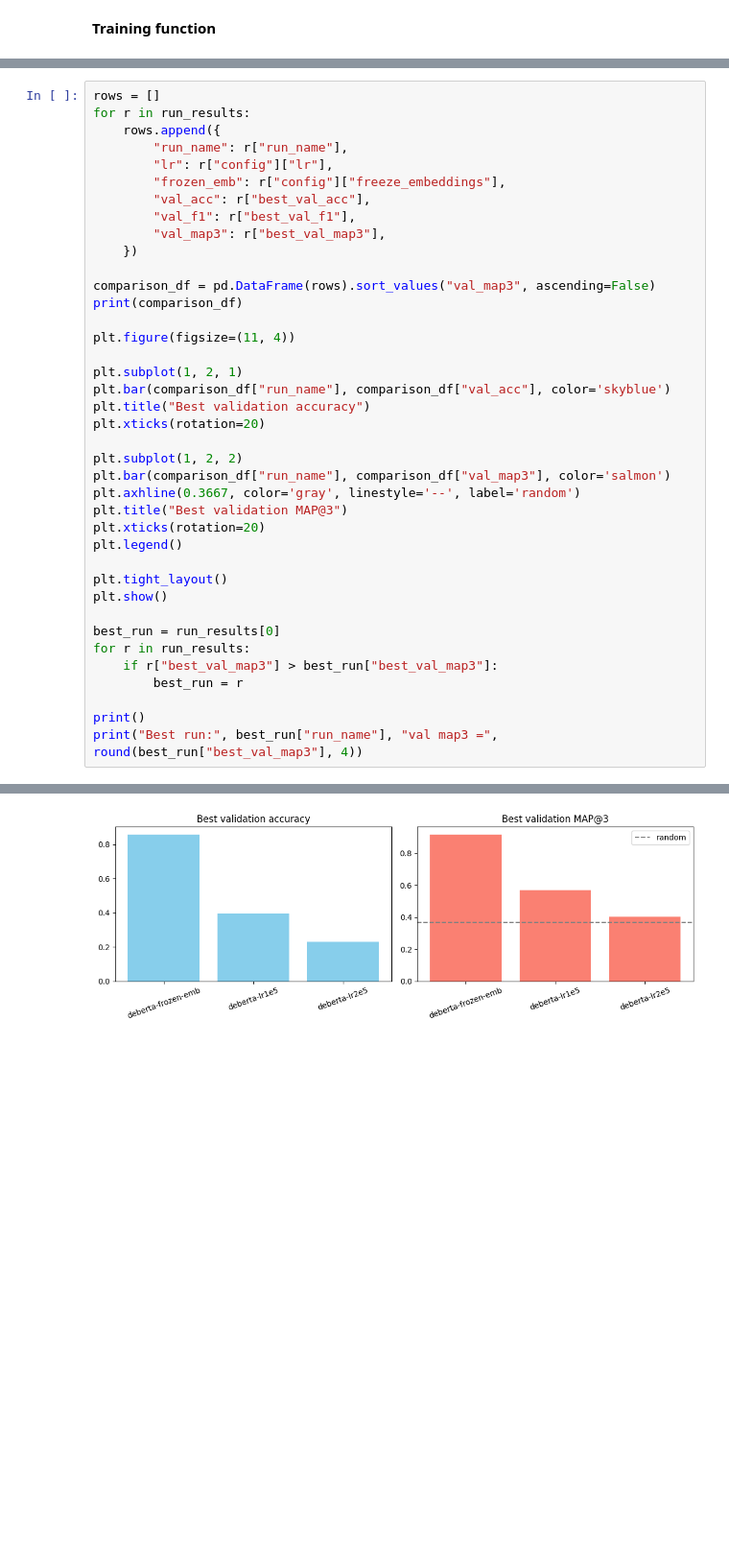
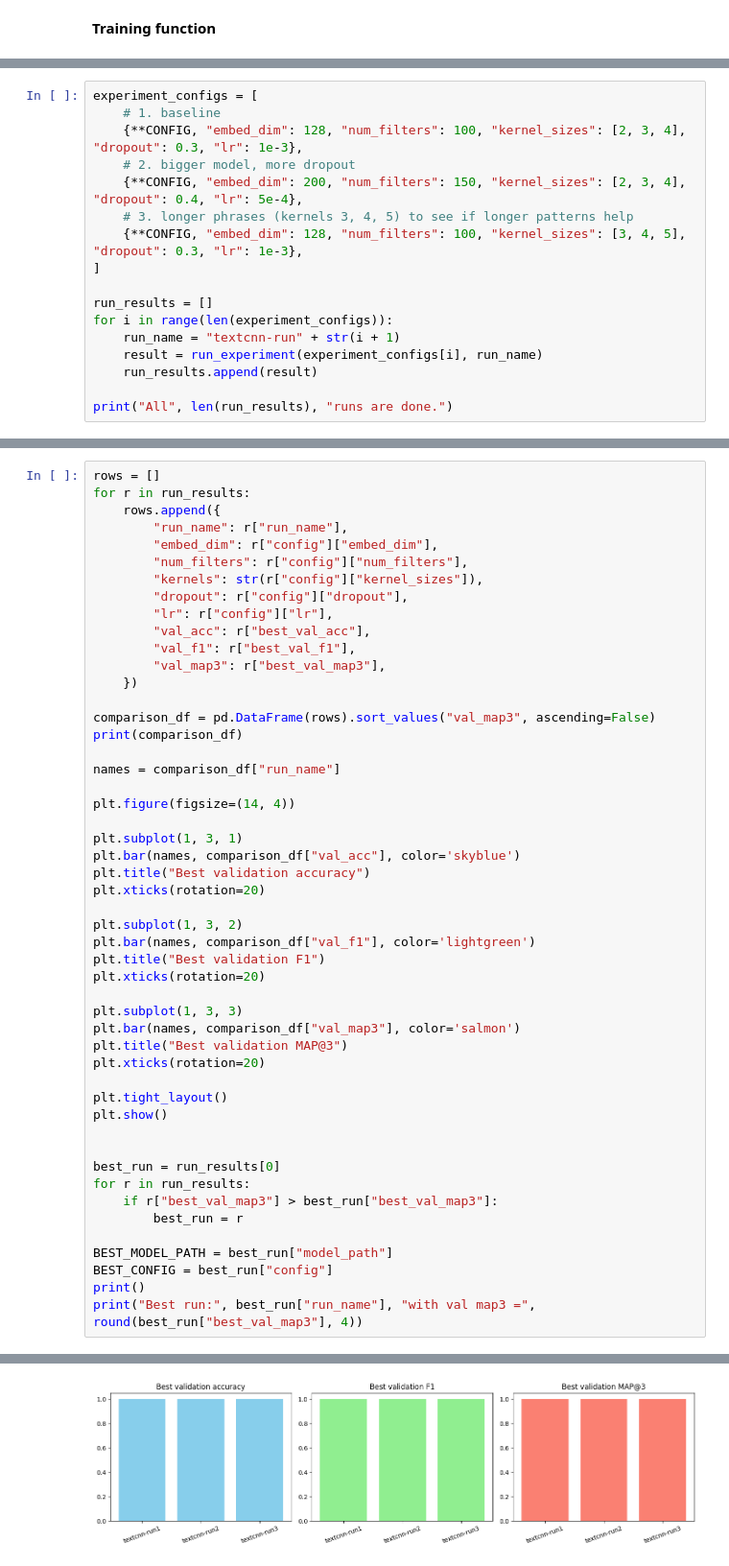
Before and after one commit to 22f1000828/DL-22f1000828-notebook-t22026, a Jupyter notebook: kaggle_notebook.ipynb, the cells around one changed output, grey strips where cells are left out. Shown at 96% size. Cells and saved outputs as stored; diff of their text form; blank space fills up the shorter version.

```diff
--- a/kaggle_notebook.ipynb
+++ b/kaggle_notebook.ipynb
@@ -476,0 +779,17 @@ View project at https://wandb.ai/22f1000828-t1-2026-indian-institute-of-technolo
+# %%
+experiment_configs = [
+    # 1. baseline
+    {**CONFIG, "embed_dim": 128, "num_filters": 100, "kernel_sizes": [2, 3, 4], "dropout": 0.3, "lr": 1e-3},
+    # 2. bigger model, more dropout
+    {**CONFIG, "embed_dim": 200, "num_filters": 150, "kernel_sizes": [2, 3, 4], "dropout": 0.4, "lr": 5e-4},
+    # 3. longer phrases (kernels 3, 4, 5) to see if longer patterns help
+    {**CONFIG, "embed_dim": 128, "num_filters": 100, "kernel_sizes": [3, 4, 5], "dropout": 0.3, "lr": 1e-3},
+]
+
+run_results = []
+for i in range(len(experiment_configs)):
+    run_name = "textcnn-run" + str(i + 1)
+    result = run_experiment(experiment_configs[i], run_name)
+    run_results.append(result)
+
+print("All", len(run_results), "runs are done.")
@@ -481,8 +817,11 @@ rows = []
 for r in run_results:
     rows.append({
         "run_name": r["run_name"],
+        "embed_dim": r["config"]["embed_dim"],
+        "num_filters": r["config"]["num_filters"],
+        "kernels": str(r["config"]["kernel_sizes"]),
+        "dropout": r["config"]["dropout"],
         "lr": r["config"]["lr"],
-        "frozen_emb": r["config"]["freeze_embeddings"],
         "val_acc": r["best_val_acc"],
         "val_f1": r["best_val_f1"],
         "val_map3": r["best_val_map3"],
@@ -491,28 +830,36 @@ for r in run_results:
 comparison_df = pd.DataFrame(rows).sort_values("val_map3", ascending=False)
 print(comparison_df)
 
-plt.figure(figsize=(11, 4))
+names = comparison_df["run_name"]
 
-plt.subplot(1, 2, 1)
-plt.bar(comparison_df["run_name"], comparison_df["val_acc"], color='skyblue')
+plt.figure(figsize=(14, 4))
+
+plt.subplot(1, 3, 1)
+plt.bar(names, comparison_df["val_acc"], color='skyblue')
 plt.title("Best validation accuracy")
 plt.xticks(rotation=20)
 
-plt.subplot(1, 2, 2)
-plt.bar(comparison_df["run_name"], comparison_df["val_map3"], color='salmon')
-plt.axhline(0.3667, color='gray', linestyle='--', label='random')
+plt.subplot(1, 3, 2)
+plt.bar(names, comparison_df["val_f1"], color='lightgreen')
+plt.title("Best validation F1")
+plt.xticks(rotation=20)
+
+plt.subplot(1, 3, 3)
+plt.bar(names, comparison_df["val_map3"], color='salmon')
 plt.title("Best validation MAP@3")
 plt.xticks(rotation=20)
-plt.legend()
 
 plt.tight_layout()
 plt.show()
+
 
 best_run = run_results[0]
 for r in run_results:
     if r["best_val_map3"] > best_run["best_val_map3"]:
         best_run = r
 
+BEST_MODEL_PATH = best_run["model_path"]
+BEST_CONFIG = best_run["config"]
 print()
-print("Best run:", best_run["run_name"], "val map3 =", round(best_run["best_val_map3"], 4))
+print("Best run:", best_run["run_name"], "with val map3 =", round(best_run["best_val_map3"], 4))
 # %% [output]
@@ -523 +875 @@ print("Best run:", best_run["run_name"], "val map3 =", round(best_run["best_val_
-[figure, old version]
+[figure, new version]
```
Also changed, not shown: parts of 70 cells of this notebook.
